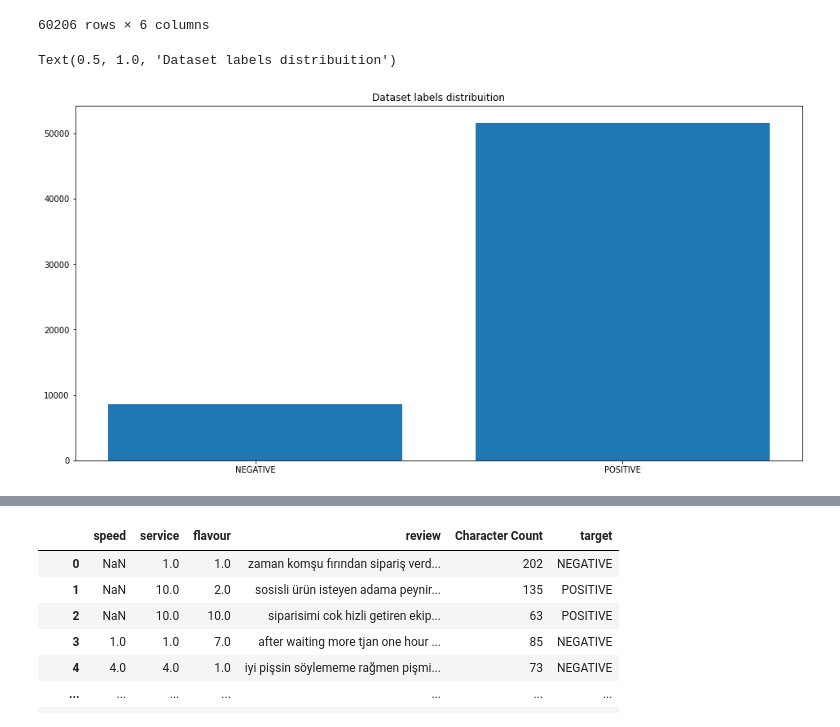
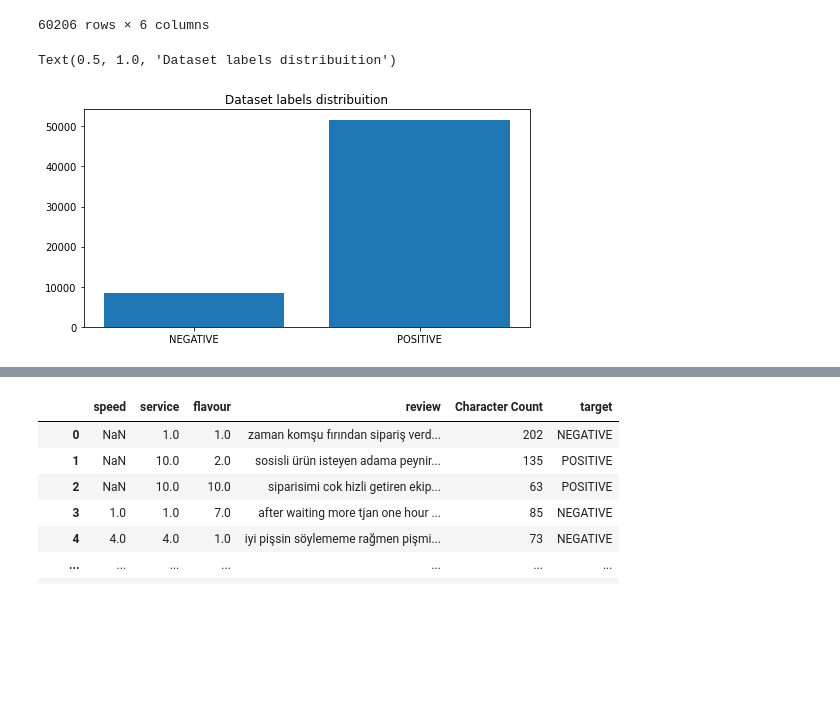
Before and after one commit to tanyelai/sentiment-analysis-for-yemeksepeti-reviews, a Jupyter notebook: yemeksepeti-sentiment-analysis.ipynb, the cells around one changed output, grey strips where cells are left out. Drawn from its saved outputs; the diff is of its cells as text; code cells hidden in the pictures; blank space fills up the shorter version.

```diff
--- a/yemeksepeti-sentiment-analysis.ipynb
+++ b/yemeksepeti-sentiment-analysis.ipynb
@@ -210,12 +212,12 @@ df
 # %%
 target_cnt = Counter(df.target)
 
-plt.figure(figsize=(16,8))
+plt.figure(figsize=(8,4))
 plt.bar(target_cnt.keys(), target_cnt.values())
 plt.title("Dataset labels distribuition")
 # %% [output]
 Text(0.5, 1.0, 'Dataset labels distribuition')
-[figure, old version]
+[figure, new version]
 # %%
 stop_words = stopwords.words("turkish")
 # %%
```
Also changed, not shown: parts of 34 cells of this notebook.
